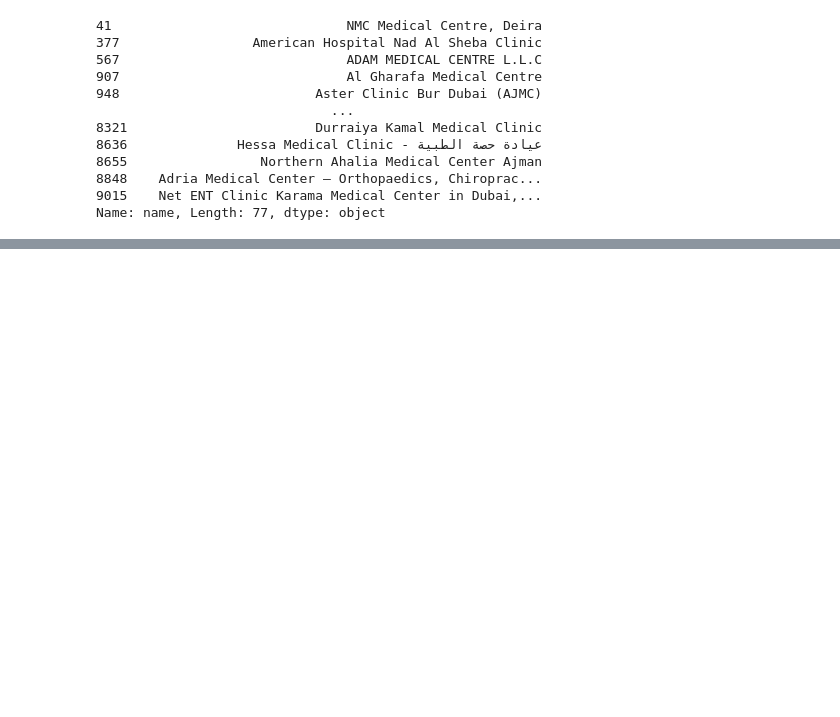
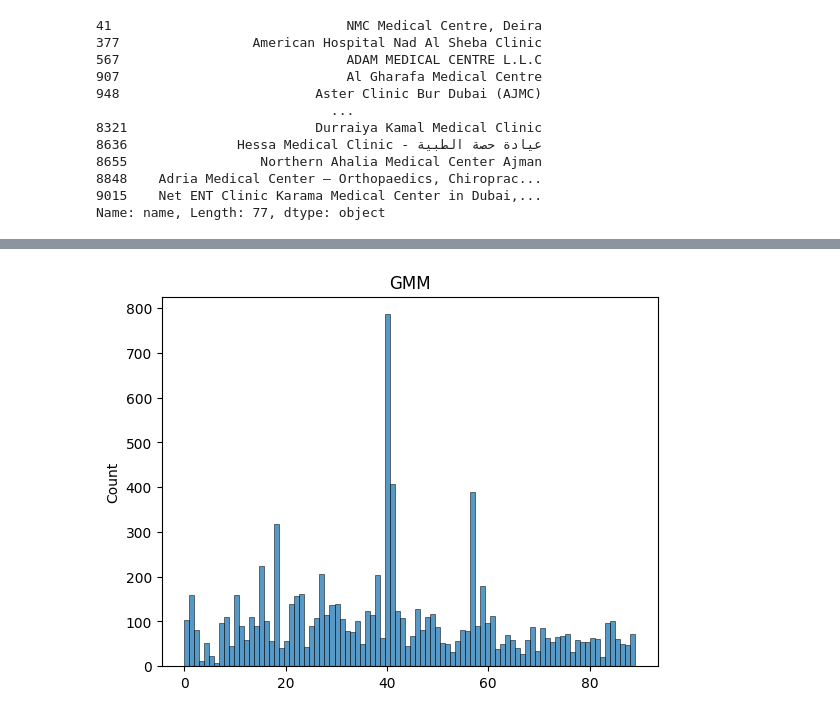
Before and after one commit to kowalskihubert/Google-Places-Clustering, a Jupyter notebook: models.ipynb, the cells around one changed output, grey strips where cells are left out. Cells and saved outputs as stored; diff of their text form; code cells hidden in the pictures; blank space fills up the shorter version.

```diff
--- a/models.ipynb
+++ b/models.ipynb
@@ -590,0 +593,7 @@ plt.show()
+# %%
+#also prepare hist with 20 bins
+sns.histplot(labels, bins=90)
+plt.title('GMM')
+plt.show()
+# %% [output]
+[figure, added]
```
Also changed, not shown: parts of 5 cells of this notebook.
